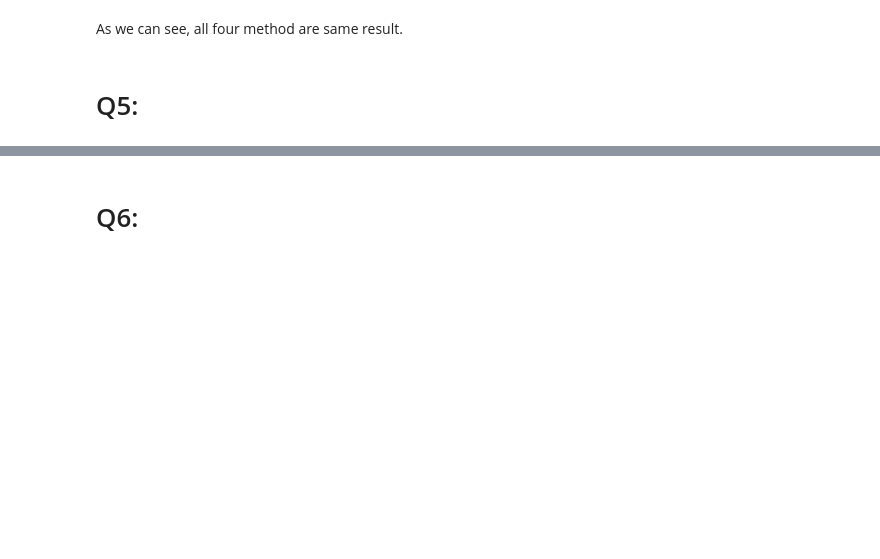
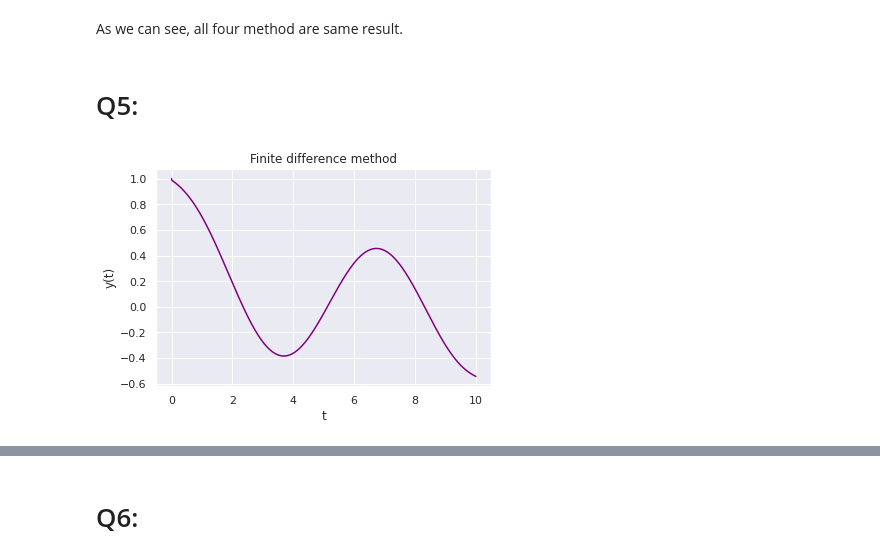
Before and after one commit to MohiMozaffari/Computational-Physics, a Jupyter notebook: HW8/HW8.ipynb, the cells around one changed output, grey strips where cells are left out. Cells and saved outputs as stored; diff of their text form; code cells hidden in the pictures; blank space fills up the shorter version.

```diff
--- a/HW8/HW8.ipynb
+++ b/HW8/HW8.ipynb
@@ -337,3 +369,11 @@ As we can see, all four method are same result.
+# %%
+plt.plot(Tt, yy, color="purple")
+plt.xlabel("t")
+plt.ylabel("y(t)")
+plt.title("Finite difference method")
+plt.show()
+# %% [output]
+[figure, added]
 # %%
 plt.plot(T,y, label="Euler")
 plt.plot(T,Y, color="orange", label="RKF45")
```
Also changed, not shown: parts of 11 cells of this notebook, 9 other files.
